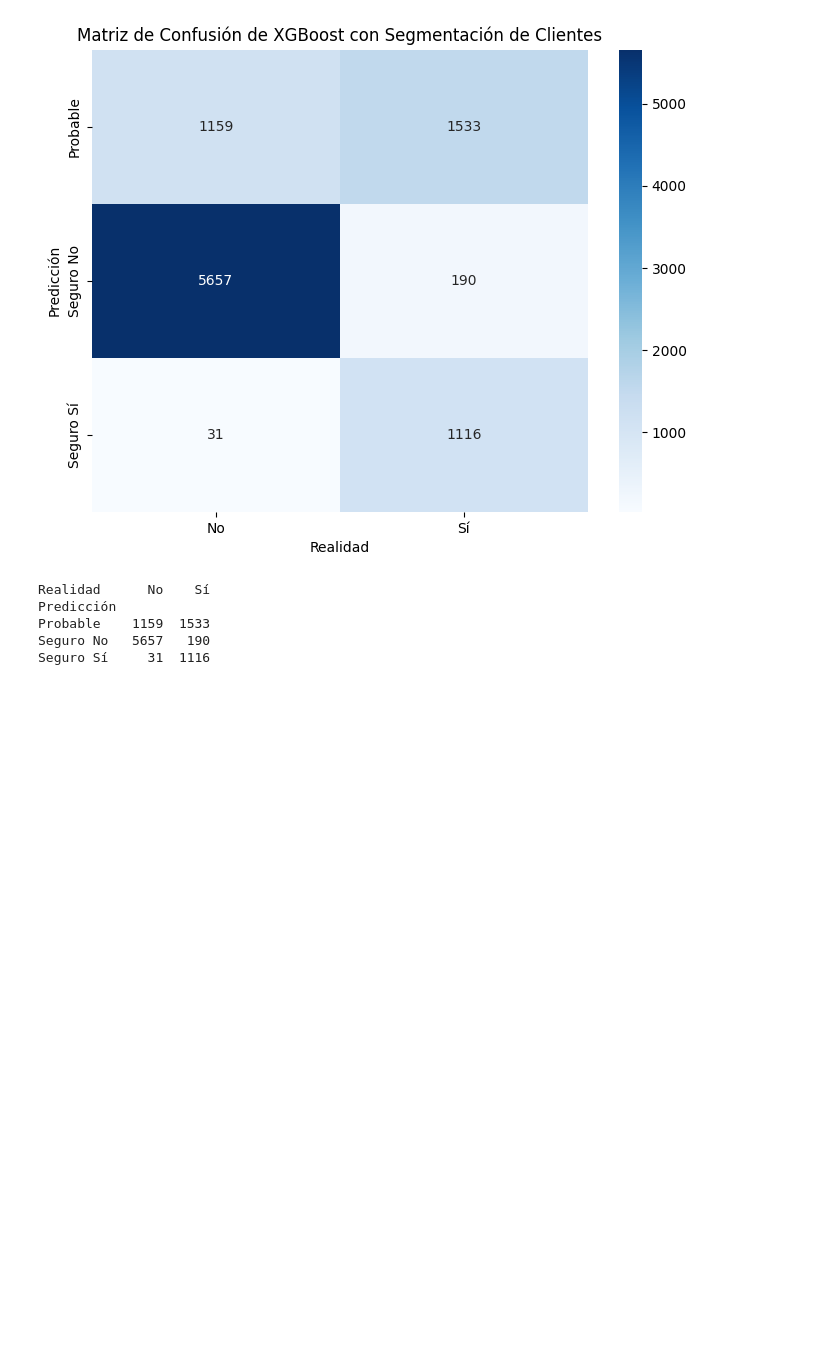
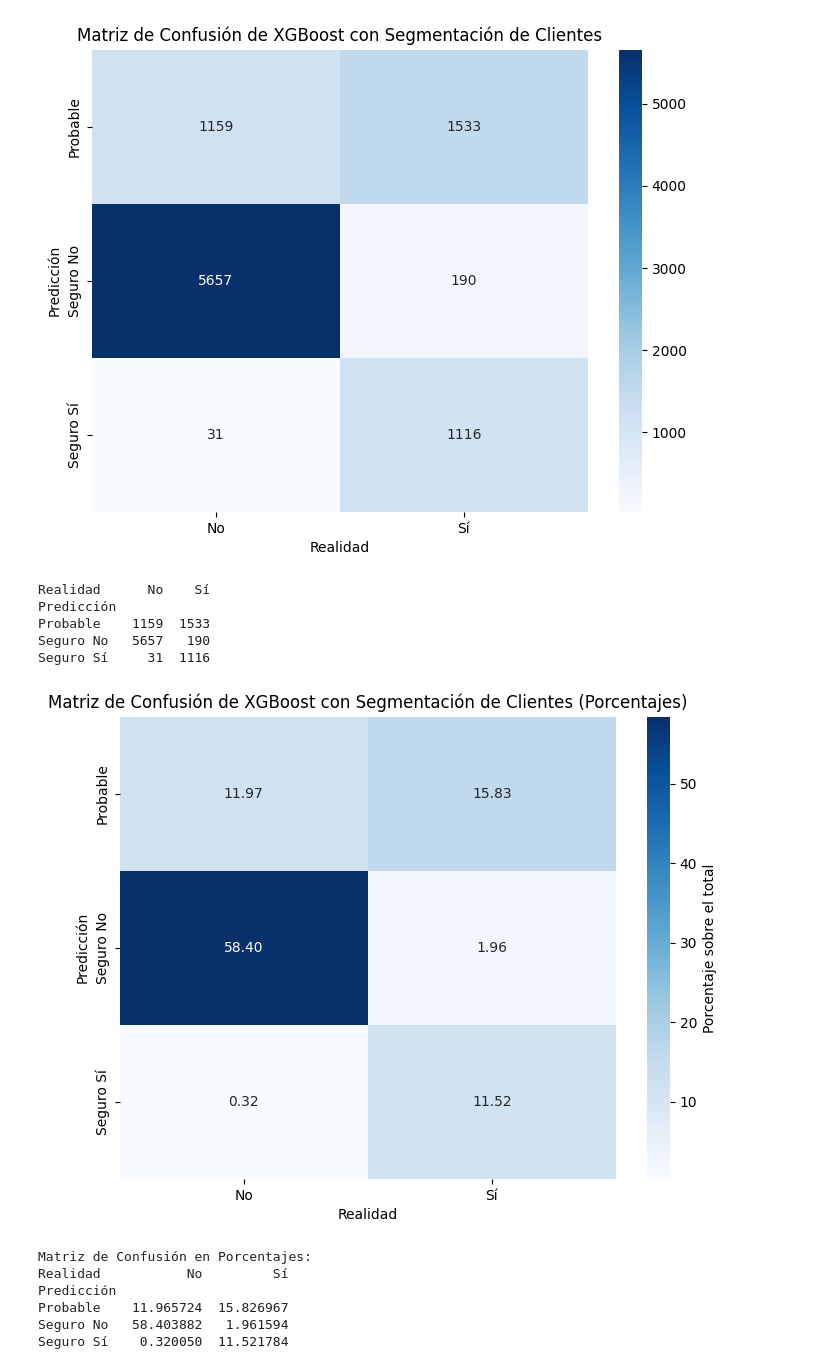
Before and after one commit to josean9/IA-Casos, a Jupyter notebook: documents/04_xgboost.ipynb, the cells around one changed output. Saved outputs shown, nothing was run; the diff lists cells and outputs as text; code cells hidden in the pictures; blank space fills up the shorter version.

```diff
--- a/documents/04_xgboost.ipynb
+++ b/documents/04_xgboost.ipynb
@@ -607,6 +607,29 @@ Predicción
 Probable    1159  1533
 Seguro No   5657   190
 Seguro Sí     31  1116
+# %%
+# Crear matriz de confusión en porcentajes sobre el total
+conf_matrix_xgb_percent = conf_matrix_xgb / conf_matrix_xgb.values.sum() * 100
+
+# Graficar la Matriz de Confusión con porcentajes
+plt.figure(figsize=(8, 6))
+sns.heatmap(conf_matrix_xgb_percent, annot=True, fmt='.2f', cmap="Blues", cbar_kws={'label': 'Porcentaje sobre el total'})
+plt.title("Matriz de Confusión de XGBoost con Segmentación de Clientes (Porcentajes)")
+plt.xlabel("Realidad")
+plt.ylabel("Predicción")
+plt.show()
+
+# Mostrar la tabla con los datos de la matriz de confusión en porcentajes
+print("Matriz de Confusión en Porcentajes:")
+print(conf_matrix_xgb_percent)
+# %% [output]
+[figure, added]
+Matriz de Confusión en Porcentajes:
+Realidad           No         Sí
+Predicción
+Probable    11.965724  15.826967
+Seguro No   58.403882   1.961594
+Seguro Sí    0.320050  11.521784
 # %%
 
 
```
Also changed, not shown: parts of 2 cells of this notebook.
